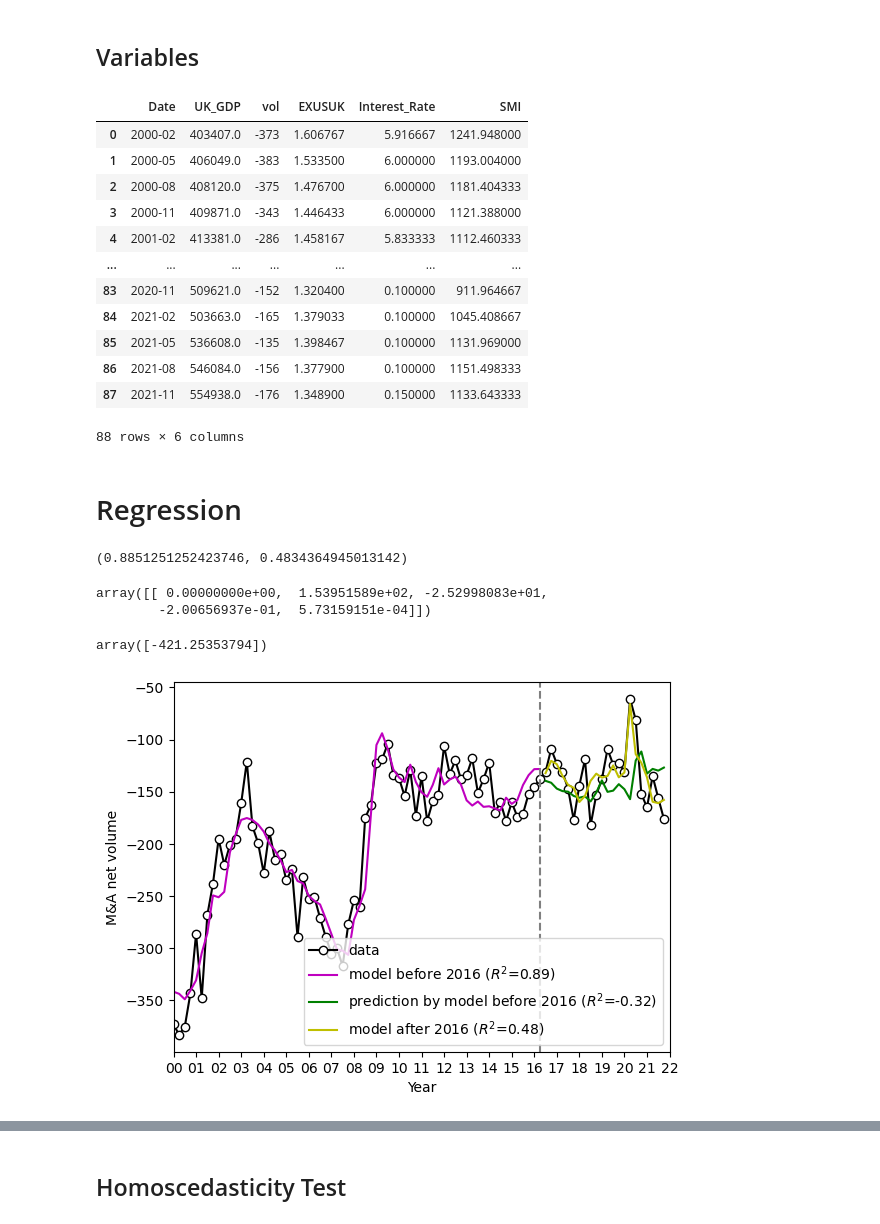
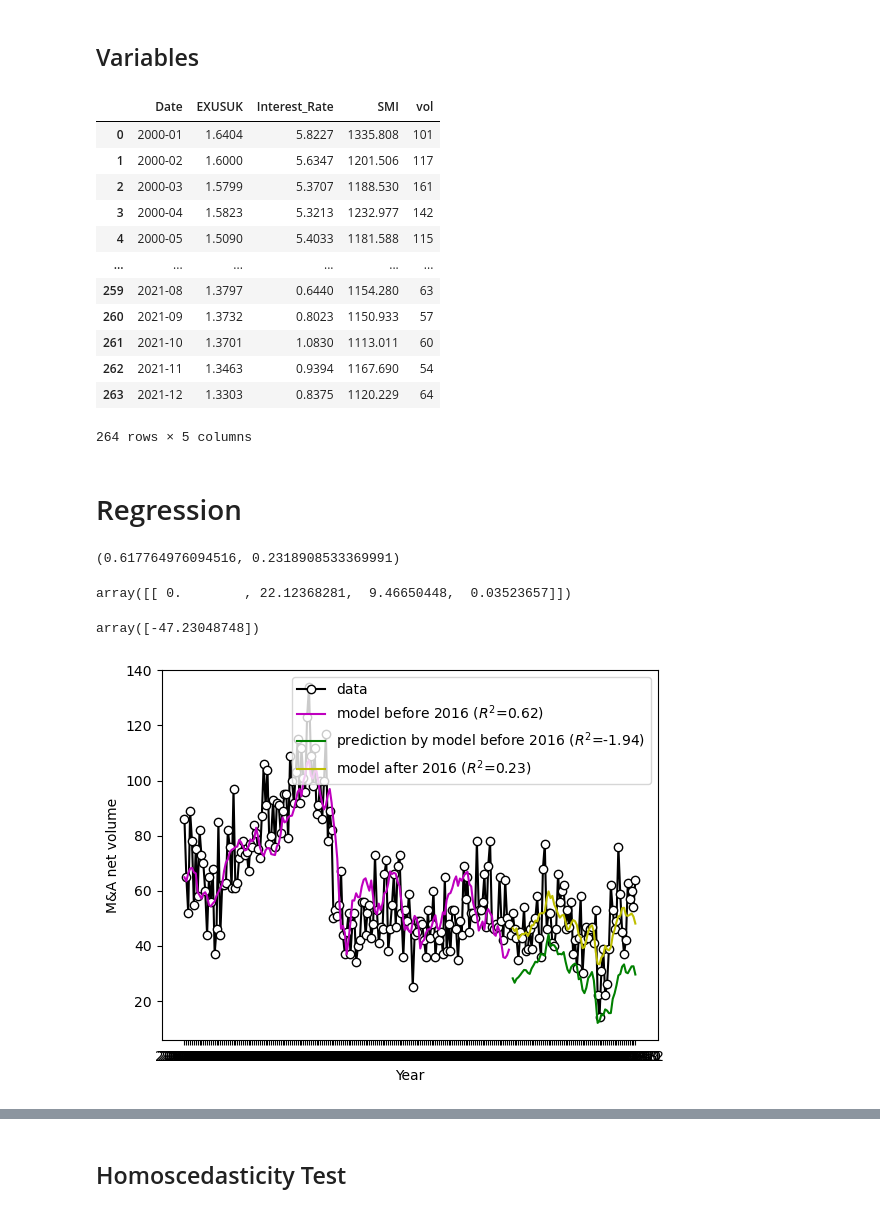
Before and after one commit to victoriawong1123/data_science_project, a Jupyter notebook: notebooks/assumptions.ipynb, the cells around one changed output, grey strips where cells are left out. Saved outputs shown, nothing was run; the diff lists cells and outputs as text; code cells hidden in the pictures.

Commit message:
Another model without GDP

```diff
--- a/notebooks/assumptions.ipynb
+++ b/notebooks/assumptions.ipynb
@@ -72,7 +72,7 @@ target_uk
 264 rows × 1 columns
 # %%
 """Net M&A volume"""
-net_vol_monthly = target_uk - acquirer_uk
+net_vol_monthly = target_uk + acquirer_uk
 net_vol_monthly
 std.describe(net_vol_monthly)
 # %% [output]
@@ -175,8 +175,13 @@ gdp_quarter
 # %%
 until = '2022-01'
 var_monthly = read_variable_monthly()
+interest_rate = read_interest_rate()
+interest_rate['Date'] = interest_rate['Date'].dt.to_period('M')
 var_monthly['Date'] = var_monthly['Date'].dt.to_period('M')
 var_monthly = var_monthly[var_monthly['Date'] < until]
+interest_rate = interest_rate[interest_rate['Date'] < until]
+var_monthly['vol'] = net_vol_monthly.vol.values
+var_monthly['Interest_Rate'] = interest_rate['Interest_Rate']
 
 res = {'EXUSUK': [], 'Interest_Rate': [], 'SMI': []}
 for i in range(int(len(var_monthly)/3)):
@@ -187,33 +192,36 @@ for i in range(int(len(var_monthly)/3)):
 gdp_quarter['EXUSUK'] = res['EXUSUK']
 gdp_quarter['Interest_Rate'] = res['Interest_Rate']
 gdp_quarter['SMI'] = res['SMI']
-gdp_quarter
+# gdp_quarter
+var_monthly
 # %% [output]
-|  | Date | UK_GDP | vol | EXUSUK | Interest_Rate | SMI |
-| 0 | 2000-02 | 403407.0 | -373 | 1.606767 | 5.916667 | 1241.948000 |
-| 1 | 2000-05 | 406049.0 | -383 | 1.533500 | 6.000000 | 1193.004000 |
-| 2 | 2000-08 | 408120.0 | -375 | 1.476700 | 6.000000 | 1181.404333 |
-| 3 | 2000-11 | 409871.0 | -343 | 1.446433 | 6.000000 | 1121.388000 |
-| 4 | 2001-02 | 413381.0 | -286 | 1.458167 | 5.833333 | 1112.460333 |
-| ... | ... | ... | ... | ... | ... | ... |
-| 83 | 2020-11 | 509621.0 | -152 | 1.320400 | 0.100000 | 911.964667 |
-| 84 | 2021-02 | 503663.0 | -165 | 1.379033 | 0.100000 | 1045.408667 |
-| 85 | 2021-05 | 536608.0 | -135 | 1.398467 | 0.100000 | 1131.969000 |
-| 86 | 2021-08 | 546084.0 | -156 | 1.377900 | 0.100000 | 1151.498333 |
-| 87 | 2021-11 | 554938.0 | -176 | 1.348900 | 0.150000 | 1133.643333 |
+|  | Date | EXUSUK | Interest_Rate | SMI | vol |
+| 0 | 2000-01 | 1.6404 | 5.8227 | 1335.808 | 101 |
+| 1 | 2000-02 | 1.6000 | 5.6347 | 1201.506 | 117 |
+| 2 | 2000-03 | 1.5799 | 5.3707 | 1188.530 | 161 |
+| 3 | 2000-04 | 1.5823 | 5.3213 | 1232.977 | 142 |
+| 4 | 2000-05 | 1.5090 | 5.4033 | 1181.588 | 115 |
+| ... | ... | ... | ... | ... | ... |
+| 259 | 2021-08 | 1.3797 | 0.6440 | 1154.280 | 63 |
+| 260 | 2021-09 | 1.3732 | 0.8023 | 1150.933 | 57 |
+| 261 | 2021-10 | 1.3701 | 1.0830 | 1113.011 | 60 |
+| 262 | 2021-11 | 1.3463 | 0.9394 | 1167.690 | 54 |
+| 263 | 2021-12 | 1.3303 | 0.8375 | 1120.229 | 64 |
-88 rows × 6 columns
+264 rows × 5 columns
 # %% [markdown]
 # Regression
 # %%
 """To determine the effect the Brexit, we refer to the day of UK announcing its plan to exit the European Union as the separation date"""
 
-x_index = ['EXUSUK', 'Interest_Rate', 'SMI', 'UK_GDP']
+x_index = ['EXUSUK', 'Interest_Rate', 'SMI']
 y_index = ['vol']
 
-data = gdp_quarter
+start_from = '2002-01'
+data = var_monthly[var_monthly.Date >= start_from]
+data.reset_index(inplace=True, drop=True)
 sep = '2016-6'
-data_before = gdp_quarter[gdp_quarter.Date < sep]
-data_after = gdp_quarter[gdp_quarter.Date > sep]
+data_before = data[data.Date < sep]
+data_after = data[data.Date > sep]
 
 """Regressing on historical transactions between 2000 to June.2016"""
 X_train, Y_train = df_to_XY(data_before, xkeys=x_index, ykeys=y_index)
@@ -230,46 +238,47 @@ model_after = LinearRegression().fit(X_test, Y_test)
 """R square of model before the announcement of Brexit"""
 model_before.score(X_train, Y_train), model_after.score(X_test, Y_test)
 # %% [output]
-(0.8851251252423746, 0.4834364945013142)
+(0.617764976094516, 0.2318908533369991)
 # %%
 model_before.coef_
 # %% [output]
-array([[ 0.00000000e+00,  1.53951589e+02, -2.52998083e+01,
-        -2.00656937e-01,  5.73159151e-04]])
+array([[ 0.        , 22.12368281,  9.46650448,  0.03523657]])
 # %%
 model_before.intercept_
 # %% [output]
-array([-421.25353794])
+array([-47.23048748])
 # %%
 ax = plt.gca()
 
 x_data = data.Date.astype(str)
 ax.plot(x_data, data.vol, marker='o', color='k', mfc='white', ls='-', label='data')
 
 Y_train_pred = model_before.predict(X_train)
 x_data_before = data_before.index
 r = r2_score(Y_train, Y_train_pred,)
 ax.plot(x_data_before, Y_train_pred, color='m',
         label=f'model before 2016 ($R^2$={round(r, 2)})')
 
 x_data_after = data_after.index
 Y_test_pred = model_before.predict(X_test)
 r = r2_score(Y_test, Y_test_pred)
 ax.plot(x_data_after, Y_test_pred, color='g',
         label=f'prediction by model before 2016 ($R^2$={round(r, 2)})')
 
+
+"""Using model based on data before June.2016 to predict for 2016 - 2021"""
 Y_test_pred = model_after.predict(X_test)
 r = r2_score(Y_test, Y_test_pred)
 ax.plot(x_data_after, Y_test_pred, color='y',
         label=f'model after 2016 ($R^2$={round(r, 2)})')
 
-ax.axvline(65, ls='--', color='gray')
-plt.xticks(ticks=range(0, 89, 4), labels=[str(i).zfill(2) for i in range(0, 23, 1)])
-ax.set_xlim(0, 88)
+# ax.axvline(65, ls='--', color='gray')
+# plt.xticks(ticks=range(0, 89, 4), labels=[str(i).zfill(2) for i in range(0, 23, 1)])
+# ax.set_xlim(0, 88)
 ax.set_ylabel('M&A net volume')
 ax.set_xlabel('Year')
-# ax.set_ylim(0, 500)
+# ax.set_ylim(0, -500)
 ax.legend(loc=0, frameon=True);
 # %% [output]
-[figure, old version]
+[figure, new version]
 # %%
```
Also changed, not shown: parts of 21 cells of this notebook, 3 other files.
